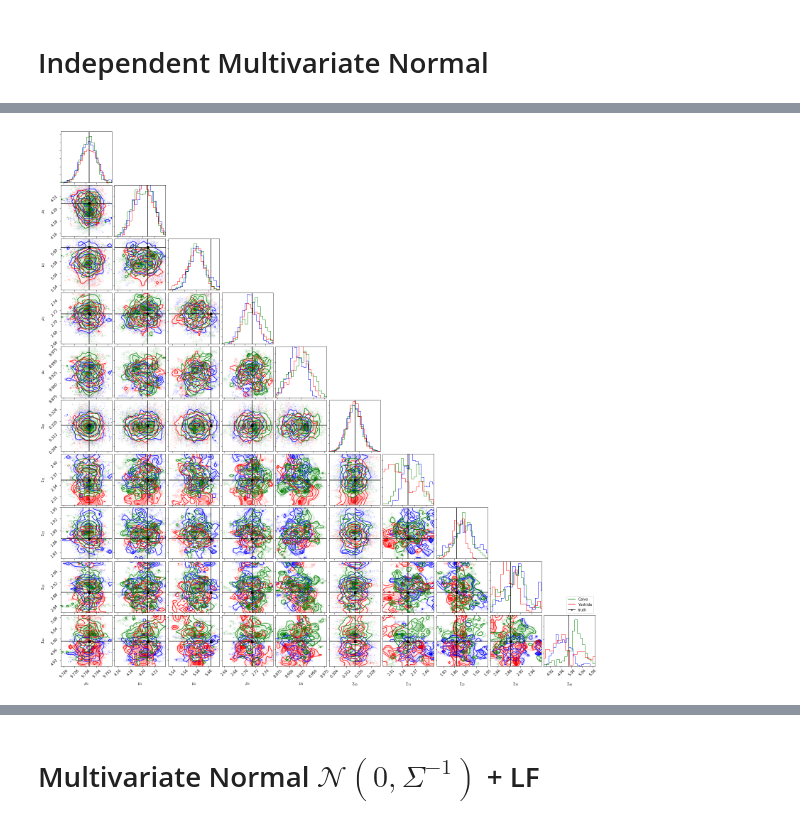
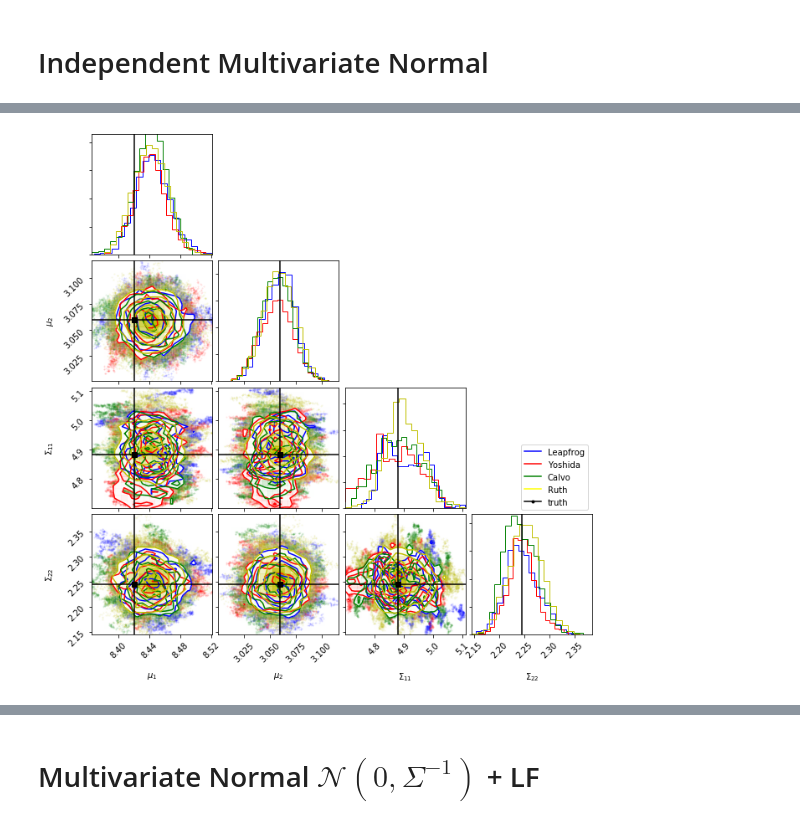
Before and after one commit to maho3/symHMC, a Jupyter notebook: HMC-run.ipynb, the cells around one changed output, grey strips where cells are left out. Saved outputs shown, nothing was run; the diff lists cells and outputs as text; code cells hidden in the pictures.

```diff
--- a/HMC-run.ipynb
+++ b/HMC-run.ipynb
@@ -426,41 +325,53 @@ howdy
 # %%
-N_chains = 5
+N_chains = 7
 syo = HMC(dist.logp, dist.dlogp, dt=1e-4, L=5, M=0.1*np.identity(2*ndims), n_args=2*ndims, prop='yoshida')
-xsyo = syo.sample_pool(int(3e3), data, N_chains,
+xsyo = syo.sample_pool(int(1e4), data, N_chains,
                        init_x = np.concatenate([mu_tru, sig_tru]),
                        verbose=True)
+# %%
+N_chains = 7
+sruth = HMC(dist.logp, dist.dlogp, dt=1e-4, L=5, M=0.1*np.identity(2*ndims), n_args=2*ndims, prop='ruth')
+xsruth = sruth.sample_pool(int(1e4), data, N_chains,
+                       init_x = np.concatenate([mu_tru, sig_tru]),
+                       verbose=True)
 # %%
-N_chains = 5
+N_chains = 7
 scal = HMC(dist.logp, dist.dlogp, dt=1e-4, L=5, M=0.1*np.identity(2*ndims), n_args=2*ndims, prop='calvo')
-xscal = scal.sample_pool(int(3e3), data, N_chains,
+xscal = scal.sample_pool(int(1e4), data, N_chains,
                        init_x = np.concatenate([mu_tru, sig_tru]),
                        verbose=True)
 # %%
 # Burn
 xslf = xslf[:,1000:,:]
 xsyo = xsyo[:,1000:,:]
+xsruth = xsruth[:,1000:,:]
 xscal = xscal[:,1000:,:]
 # %%
 # Corner plot
-f = corner.corner(xslf.reshape(-1,n_args),
-                  labels=[f'$\mu_{{{i}}}$' for i in range(ndims)] + [f'$\Sigma_{{{i}{i}}}$' for i in range(ndims)],
-                  truths=np.concatenate([mu_tru, sig_tru]),
+sel = [1,2,6,7]
+
+f = corner.corner(xslf.reshape(-1,n_args)[:,sel],
+                  labels=np.array([f'$\mu_{{{i}}}$' for i in range(ndims)] + [f'$\Sigma_{{{i}{i}}}$' for i in range(ndims)])[sel],
+                  truths=np.concatenate([mu_tru, sig_tru])[sel],
                   color='b', truth_color='k')
-corner.corner(xsyo.reshape(-1,n_args), fig=f,
+corner.corner(xsyo.reshape(-1,n_args)[:,sel], fig=f,
               color='r')
-corner.corner(xscal.reshape(-1,n_args), fig=f,
+corner.corner(xscal.reshape(-1,n_args)[:,sel], fig=f,
               color='g')
+corner.corner(xsruth.reshape(-1,n_args)[:,sel], fig=f,
+              color='y')
 
 b = mlines.Line2D([], [], color='blue', label='Leapfrog')
 r = mlines.Line2D([], [], color='red', label='Yoshida')
-b = mlines.Line2D([], [], color='green', label='Calvo')
+g = mlines.Line2D([], [], color='green', label='Calvo')
+y = mlines.Line2D([], [], color='yellow', label='Ruth')
 t = mlines.Line2D([], [], marker='.',color='k', label='truth')
 
-plt.legend(handles=[b,r,t], bbox_to_anchor=(0., 1.0, 1., .0), loc=4)
+plt.legend(handles=[b,r,g,y,t], bbox_to_anchor=(0., 1.0, 1., .0), loc=4)
 
-f.savefig('ind_corner.pdf')
+f.savefig('ind_corner.png')
 # %% [output]
-[figure, old version]
+[figure, new version]
 # %%
 # Trace
 r=20
```
Also changed, not shown: parts of 3 cells of this notebook, 3 other files.
